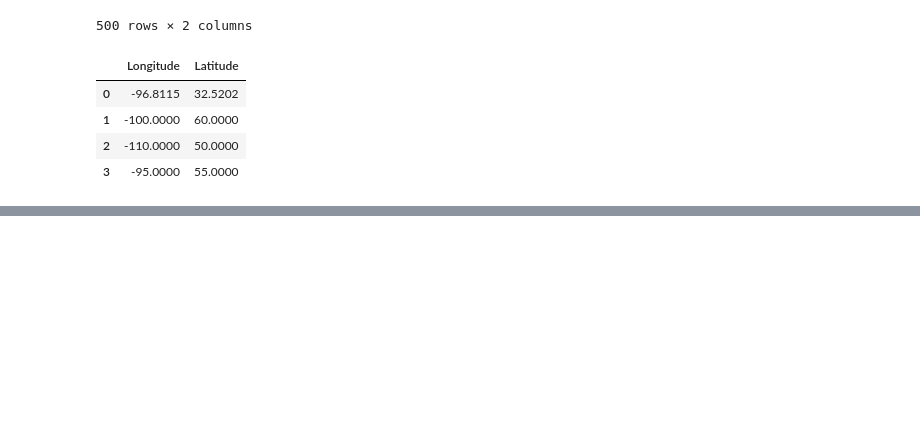
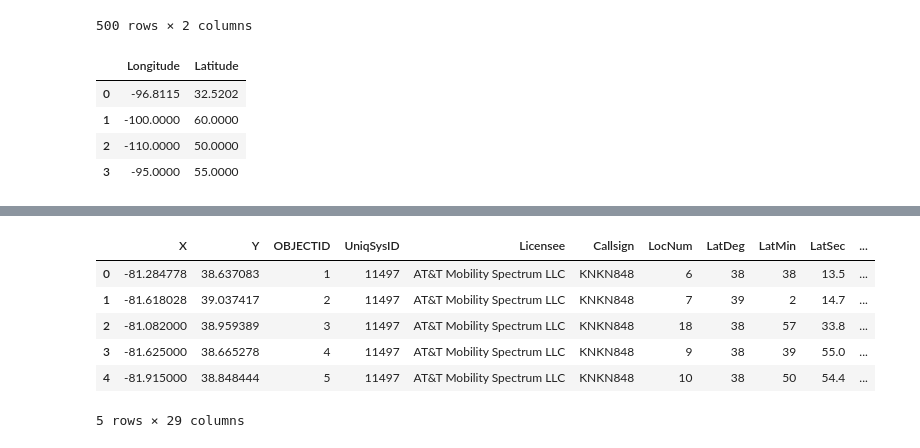
Before and after one commit to snehamishra4321/IEEE_MOVE_IT-Dashboard, a Jupyter notebook: Dashboard (1).ipynb, the cells around one changed output, grey strips where cells are left out. Drawn from its saved outputs; the diff is of its cells as text; code cells hidden in the pictures; blank space fills up the shorter version.

Commit message:
Added Tower data in Ipynb

```diff
--- a/Dashboard (1).ipynb
+++ b/Dashboard (1).ipynb
@@ -189,3 +169,15 @@ m.save('usa_map.html')
 m
 # %% [output]
 [interactive output not drawn]
+# %%
+tower_df = pd.read_csv('./data/Cellular_Towers_V1.csv')
+# %%
+tower_df.head()
+# %% [output]
+|  | X | Y | OBJECTID | UniqSysID | Licensee | Callsign | LocNum | LatDeg | LatMin | LatSec | ... |
+| 0 | -81.284778 | 38.637083 | 1 | 11497 | AT&T Mobility Spectrum LLC | KNKN848 | 6 | 38 | 38 | 13.5 | ... |
+| 1 | -81.618028 | 39.037417 | 2 | 11497 | AT&T Mobility Spectrum LLC | KNKN848 | 7 | 39 | 2 | 14.7 | ... |
+| 2 | -81.082000 | 38.959389 | 3 | 11497 | AT&T Mobility Spectrum LLC | KNKN848 | 18 | 38 | 57 | 33.8 | ... |
+| 3 | -81.625000 | 38.665278 | 4 | 11497 | AT&T Mobility Spectrum LLC | KNKN848 | 9 | 38 | 39 | 55.0 | ... |
+| 4 | -81.915000 | 38.848444 | 5 | 11497 | AT&T Mobility Spectrum LLC | KNKN848 | 10 | 38 | 50 | 54.4 | ... |
+5 rows × 29 columns
```
Also changed, not shown: parts of 7 cells of this notebook.
